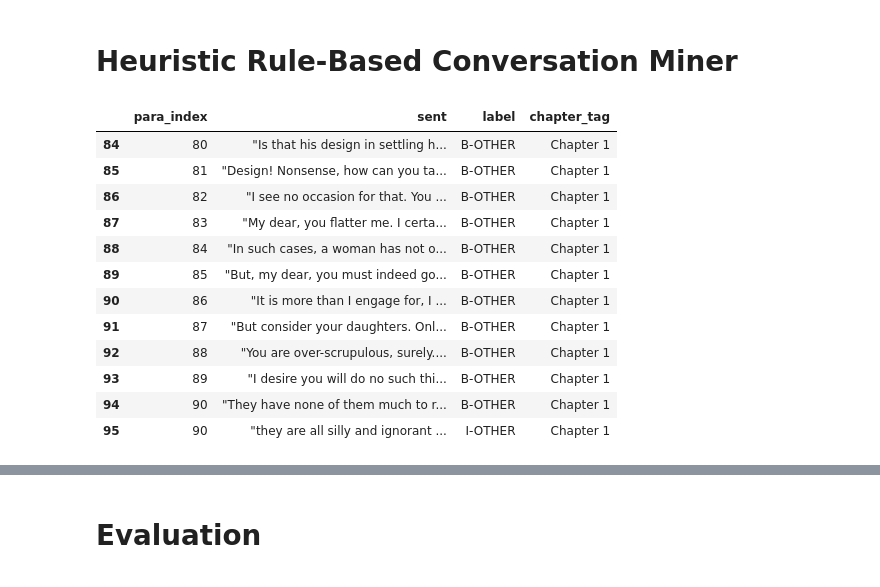
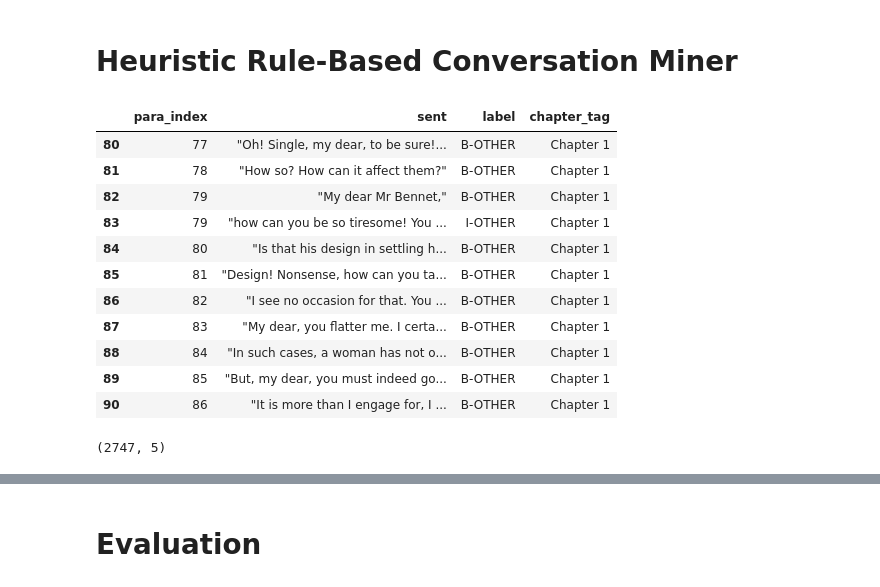
Before and after one commit to longwind48/convo-miner, a Jupyter notebook: fiction_convo_miner/heuristic/heuristic_rb.ipynb, the cells around one changed output, grey strips where cells are left out. Cells and saved outputs as stored; diff of their text form; code cells hidden in the pictures.

```diff
--- a/fiction_convo_miner/heuristic/heuristic_rb.ipynb
+++ b/fiction_convo_miner/heuristic/heuristic_rb.ipynb
@@ -157,9 +158,13 @@ for i in df_final.index:
     else:
         prev_label = curr_label
 # %%
-df_final.loc[84:95]
+df_final.loc[80:90]
 # %% [output]
 |  | para_index | sent | label | chapter_tag |
+| 80 | 77 | "Oh! Single, my dear, to be sure!... | B-OTHER | Chapter 1 |
+| 81 | 78 | "How so? How can it affect them?" | B-OTHER | Chapter 1 |
+| 82 | 79 | "My dear Mr Bennet," | B-OTHER | Chapter 1 |
+| 83 | 79 | "how can you be so tiresome! You ... | I-OTHER | Chapter 1 |
 | 84 | 80 | "Is that his design in settling h... | B-OTHER | Chapter 1 |
 | 85 | 81 | "Design! Nonsense, how can you ta... | B-OTHER | Chapter 1 |
 | 86 | 82 | "I see no occasion for that. You ... | B-OTHER | Chapter 1 |
@@ -167,8 +172,10 @@ df_final.loc[84:95]
 | 88 | 84 | "In such cases, a woman has not o... | B-OTHER | Chapter 1 |
 | 89 | 85 | "But, my dear, you must indeed go... | B-OTHER | Chapter 1 |
 | 90 | 86 | "It is more than I engage for, I ... | B-OTHER | Chapter 1 |
-| 91 | 87 | "But consider your daughters. Onl... | B-OTHER | Chapter 1 |
-| 92 | 88 | "You are over-scrupulous, surely.... | B-OTHER | Chapter 1 |
-| 93 | 89 | "I desire you will do no such thi... | B-OTHER | Chapter 1 |
-| 94 | 90 | "They have none of them much to r... | B-OTHER | Chapter 1 |
-| 95 | 90 | "they are all silly and ignorant ... | I-OTHER | Chapter 1 |
+# %%
+index_to_exclude = [i for i in range(1,63)]
+df_final = df_final.drop(index_to_exclude, axis=0)
+df_final = df_final.reset_index()
+df_final.shape
+# %% [output]
+(2747, 5)
```
Also changed, not shown: parts of 5 cells of this notebook, 6 other files.
